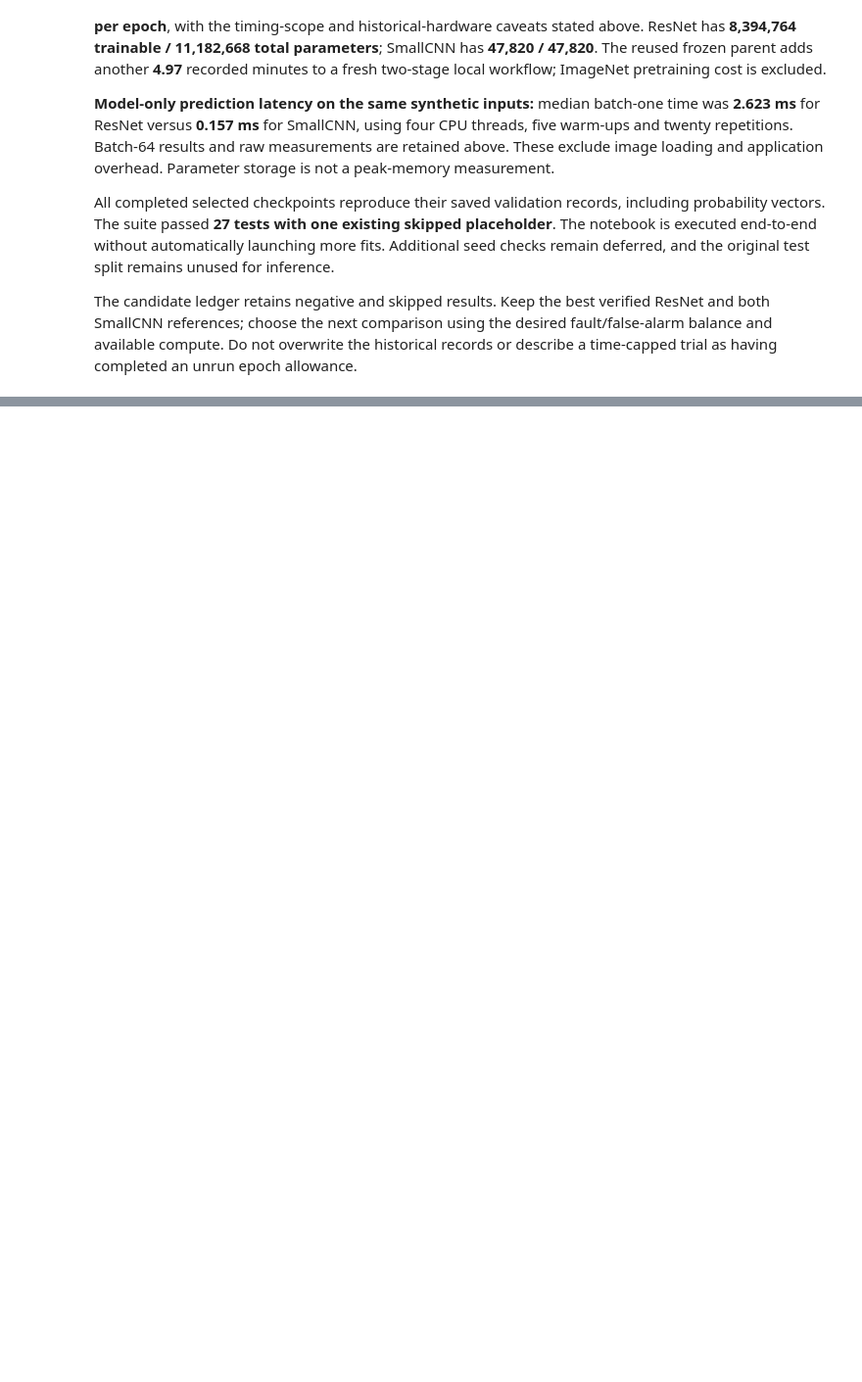
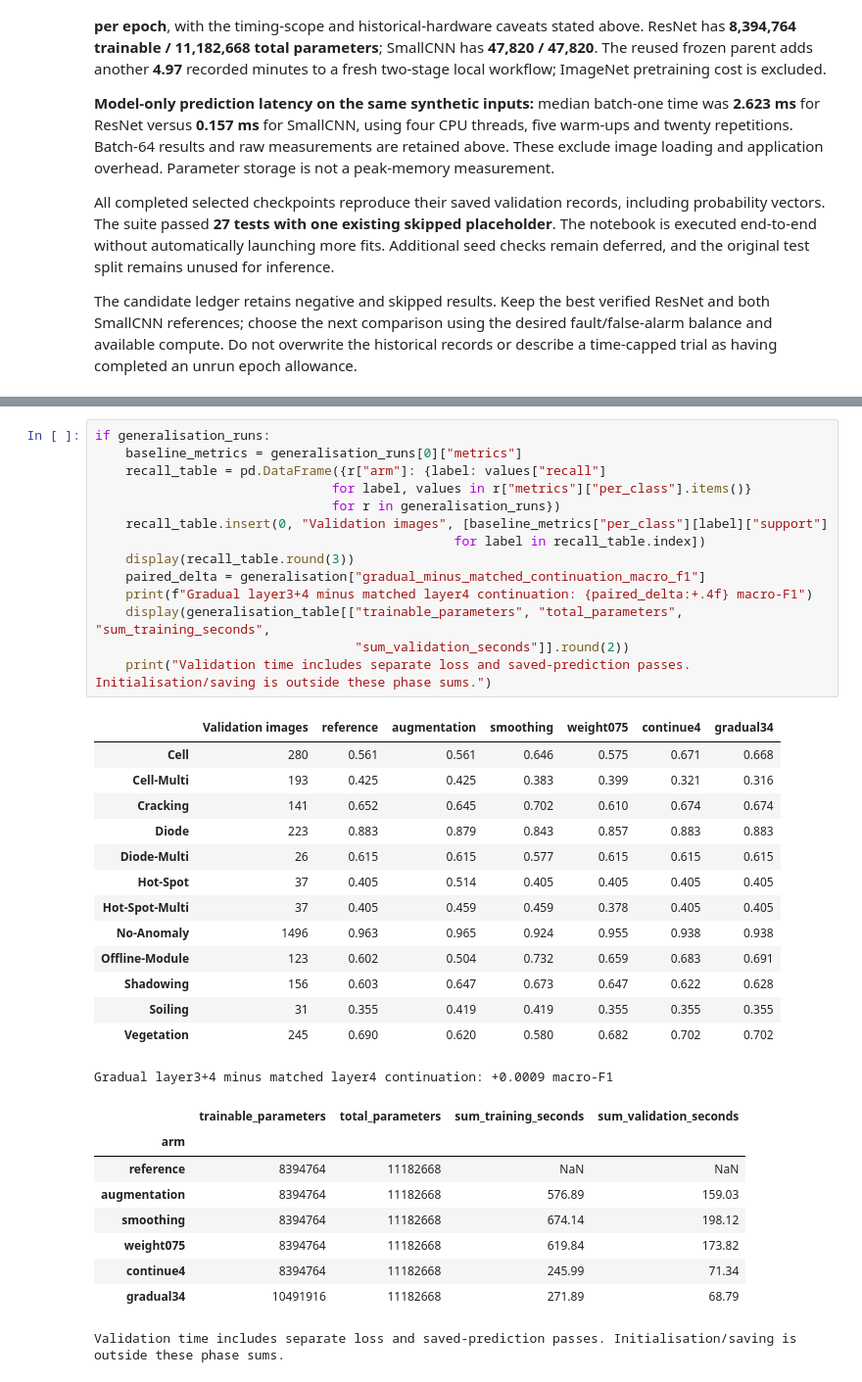
Before and after one commit to tw84794-sys/ENGG2112_PV_Fault_Classification, a Jupyter notebook: notebooks/03_resnet18_experiments.ipynb, the cells around one changed output, grey strips where cells are left out. Shown at 98% size. Saved outputs shown, nothing was run; the diff lists cells and outputs as text; blank space fills up the shorter version.

```diff
--- a/notebooks/03_resnet18_experiments.ipynb
+++ b/notebooks/03_resnet18_experiments.ipynb
@@ -853,0 +1026,38 @@ The candidate ledger retains negative and skipped results. Keep the best verifie
+# %%
+if generalisation_runs:
+    baseline_metrics = generalisation_runs[0]["metrics"]
+    recall_table = pd.DataFrame({r["arm"]: {label: values["recall"]
+                               for label, values in r["metrics"]["per_class"].items()}
+                               for r in generalisation_runs})
+    recall_table.insert(0, "Validation images", [baseline_metrics["per_class"][label]["support"]
+                                               for label in recall_table.index])
+    display(recall_table.round(3))
+    paired_delta = generalisation["gradual_minus_matched_continuation_macro_f1"]
+    print(f"Gradual layer3+4 minus matched layer4 continuation: {paired_delta:+.4f} macro-F1")
+    display(generalisation_table[["trainable_parameters", "total_parameters", "sum_training_seconds",
+                                  "sum_validation_seconds"]].round(2))
+    print("Validation time includes separate loss and saved-prediction passes. Initialisation/saving is outside these phase sums.")
+# %% [output]
+|  | Validation images | reference | augmentation | smoothing | weight075 | continue4 | gradual34 |
+| Cell | 280 | 0.561 | 0.561 | 0.646 | 0.575 | 0.671 | 0.668 |
+| Cell-Multi | 193 | 0.425 | 0.425 | 0.383 | 0.399 | 0.321 | 0.316 |
+| Cracking | 141 | 0.652 | 0.645 | 0.702 | 0.610 | 0.674 | 0.674 |
+| Diode | 223 | 0.883 | 0.879 | 0.843 | 0.857 | 0.883 | 0.883 |
+| Diode-Multi | 26 | 0.615 | 0.615 | 0.577 | 0.615 | 0.615 | 0.615 |
+| Hot-Spot | 37 | 0.405 | 0.514 | 0.405 | 0.405 | 0.405 | 0.405 |
+| Hot-Spot-Multi | 37 | 0.405 | 0.459 | 0.459 | 0.378 | 0.405 | 0.405 |
+| No-Anomaly | 1496 | 0.963 | 0.965 | 0.924 | 0.955 | 0.938 | 0.938 |
+| Offline-Module | 123 | 0.602 | 0.504 | 0.732 | 0.659 | 0.683 | 0.691 |
+| Shadowing | 156 | 0.603 | 0.647 | 0.673 | 0.647 | 0.622 | 0.628 |
+| Soiling | 31 | 0.355 | 0.419 | 0.419 | 0.355 | 0.355 | 0.355 |
+| Vegetation | 245 | 0.690 | 0.620 | 0.580 | 0.682 | 0.702 | 0.702 |
+Gradual layer3+4 minus matched layer4 continuation: +0.0009 macro-F1
+|  | trainable_parameters | total_parameters | sum_training_seconds | sum_validation_seconds |
+| arm |  |  |  |  |
+| reference | 8394764 | 11182668 | NaN | NaN |
+| augmentation | 8394764 | 11182668 | 576.89 | 159.03 |
+| smoothing | 8394764 | 11182668 | 674.14 | 198.12 |
+| weight075 | 8394764 | 11182668 | 619.84 | 173.82 |
+| continue4 | 8394764 | 11182668 | 245.99 | 71.34 |
+| gradual34 | 10491916 | 11182668 | 271.89 | 68.79 |
+Validation time includes separate loss and saved-prediction passes. Initialisation/saving is outside these phase sums.
```
Also changed, not shown: parts of 12 cells of this notebook, 16 other files.
